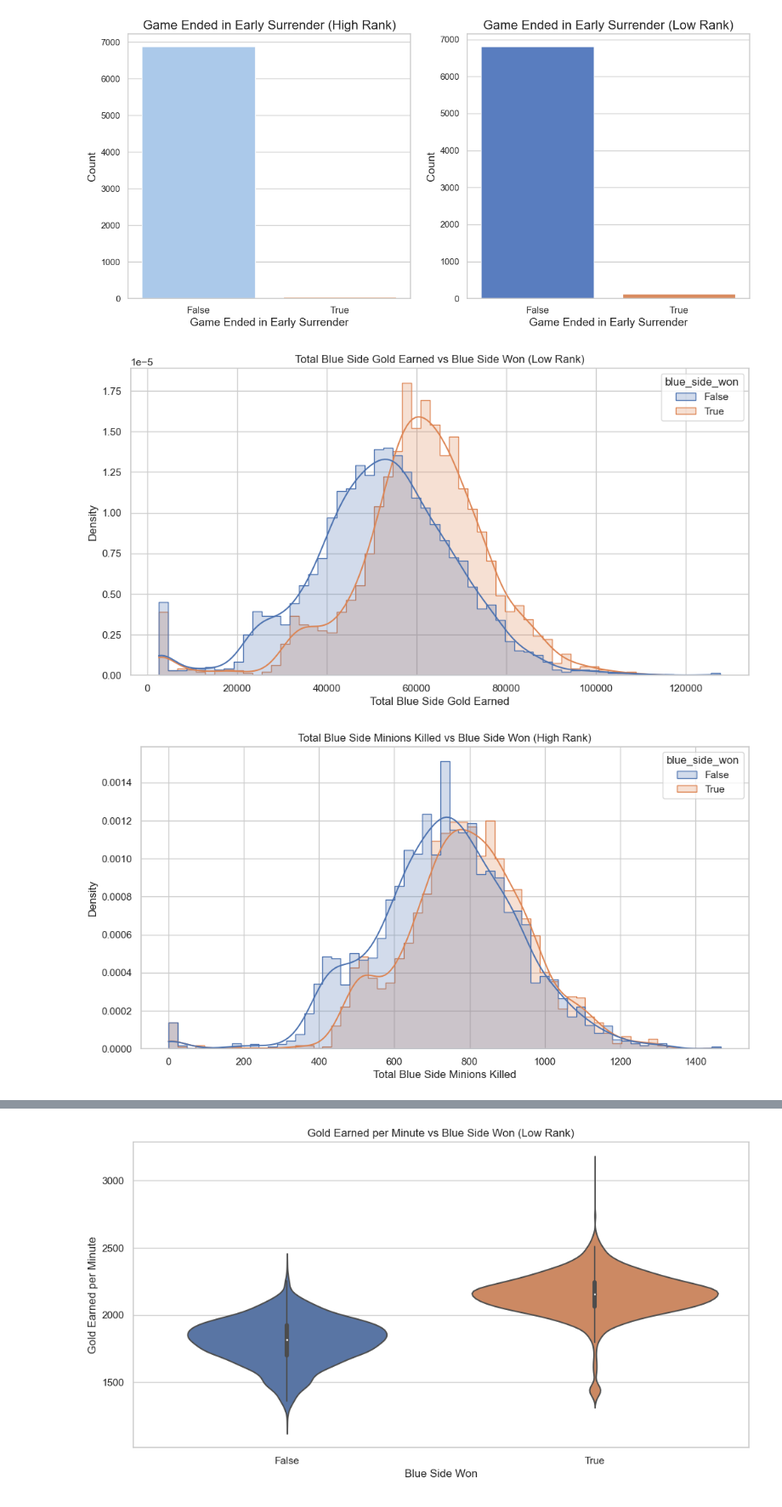
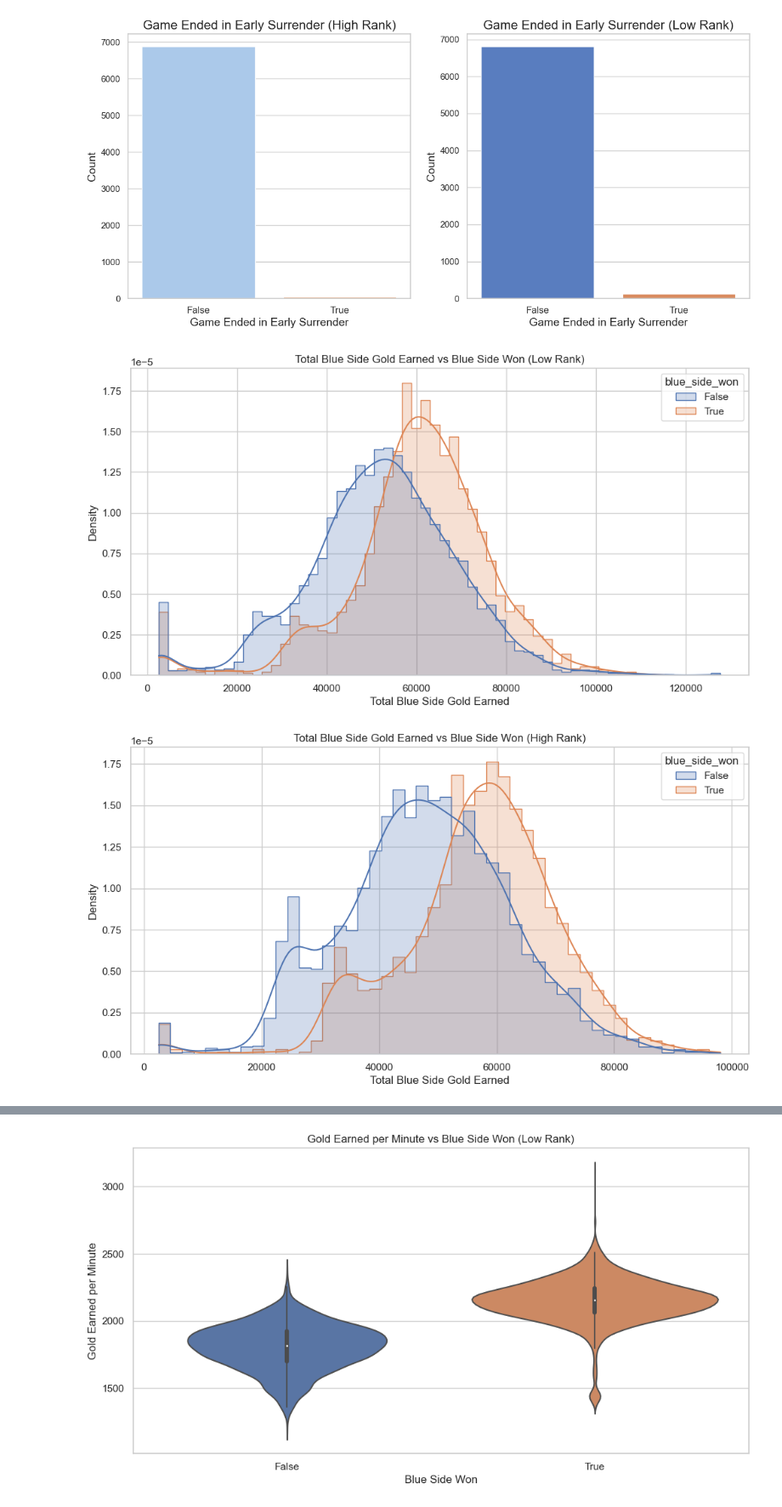
Before and after one commit to mohammad20306/Dissertation, a Jupyter notebook: data_analysis.ipynb, the cells around one changed output, grey strips where cells are left out. Shown at 85% size. Cells and saved outputs as stored; diff of their text form; code cells hidden in the pictures.

Commit message:
ran all code again to ensure everything is working and obtained required graphs

```diff
--- a/data_analysis.ipynb
+++ b/data_analysis.ipynb
@@ -321,18 +341,25 @@ plt.show()
 # %%
 plt.figure(figsize=(12, 6))
 sns.histplot(data=low_rank, x='total_blue_side_gold_earned', hue='blue_side_won', kde=True, element="step", stat="density")
 plt.title('Total Blue Side Gold Earned vs Blue Side Won (Low Rank)')
+plt.xlabel('Total Blue Side Gold Earned')
+plt.ylabel('Density')
+plt.show()
+
+plt.figure(figsize=(12, 6))
+sns.histplot(data=high_rank, x='total_blue_side_gold_earned', hue='blue_side_won', kde=True, element="step", stat="density")
+plt.title('Total Blue Side Gold Earned vs Blue Side Won (High Rank)')
 plt.xlabel('Total Blue Side Gold Earned')
 plt.ylabel('Density')
 plt.show()
 
 # Histogram for total blue side minions killed vs blue side won
 plt.figure(figsize=(12, 6))
 sns.histplot(data=high_rank, x='total_blue_side_minions_killed', hue='blue_side_won', kde=True, element="step", stat="density")
 plt.title('Total Blue Side Minions Killed vs Blue Side Won (High Rank)')
 plt.xlabel('Total Blue Side Minions Killed')
 plt.ylabel('Density')
 plt.show()
 # %% [output]
 [figure]
-[figure, old version]
+[figure, new version]
```
Also changed, not shown: parts of 4 cells of this notebook, 3 other files.
